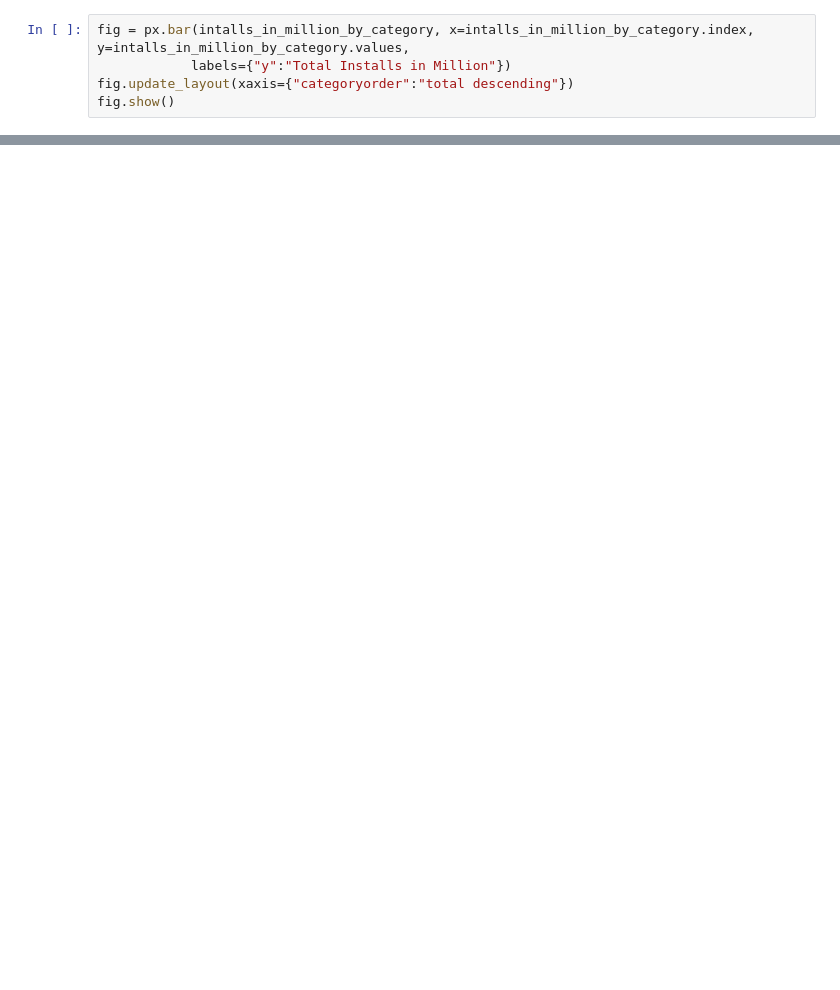
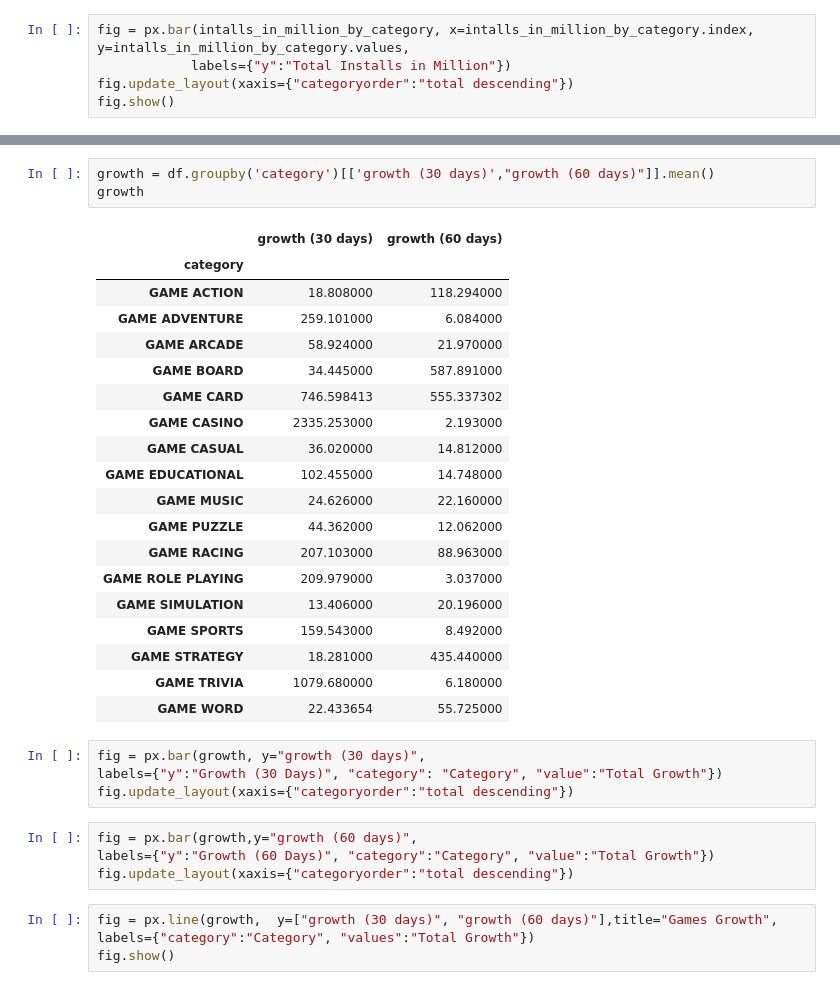
Before and after one commit to R-White-0/Top-Google-PlayStore-Games, a Jupyter notebook: android-games.ipynb, the cells around one changed output, grey strips where cells are left out. Saved outputs shown, nothing was run; the diff lists cells and outputs as text; blank space fills up the shorter version.

```diff
--- a/android-games.ipynb
+++ b/android-games.ipynb
@@ -345,0 +335,35 @@ fig.show()
+# %%
+growth = df.groupby('category')[['growth (30 days)',"growth (60 days)"]].mean()
+growth
+# %% [output]
+|  | growth (30 days) | growth (60 days) |
+| category |  |  |
+| GAME ACTION | 18.808000 | 118.294000 |
+| GAME ADVENTURE | 259.101000 | 6.084000 |
+| GAME ARCADE | 58.924000 | 21.970000 |
+| GAME BOARD | 34.445000 | 587.891000 |
+| GAME CARD | 746.598413 | 555.337302 |
+| GAME CASINO | 2335.253000 | 2.193000 |
+| GAME CASUAL | 36.020000 | 14.812000 |
+| GAME EDUCATIONAL | 102.455000 | 14.748000 |
+| GAME MUSIC | 24.626000 | 22.160000 |
+| GAME PUZZLE | 44.362000 | 12.062000 |
+| GAME RACING | 207.103000 | 88.963000 |
+| GAME ROLE PLAYING | 209.979000 | 3.037000 |
+| GAME SIMULATION | 13.406000 | 20.196000 |
+| GAME SPORTS | 159.543000 | 8.492000 |
+| GAME STRATEGY | 18.281000 | 435.440000 |
+| GAME TRIVIA | 1079.680000 | 6.180000 |
+| GAME WORD | 22.433654 | 55.725000 |
+# %%
+fig = px.bar(growth, y="growth (30 days)",
+labels={"y":"Growth (30 Days)", "category": "Category", "value":"Total Growth"})
+fig.update_layout(xaxis={"categoryorder":"total descending"})
+# %%
+fig = px.bar(growth,y="growth (60 days)",
+labels={"y":"Growth (60 Days)", "category":"Category", "value":"Total Growth"})
+fig.update_layout(xaxis={"categoryorder":"total descending"})
+# %%
+fig = px.line(growth,  y=["growth (30 days)", "growth (60 days)"],title="Games Growth",
+labels={"category":"Category", "values":"Total Growth"})
+fig.show()
```
Also changed, not shown: parts of 6 cells of this notebook.
